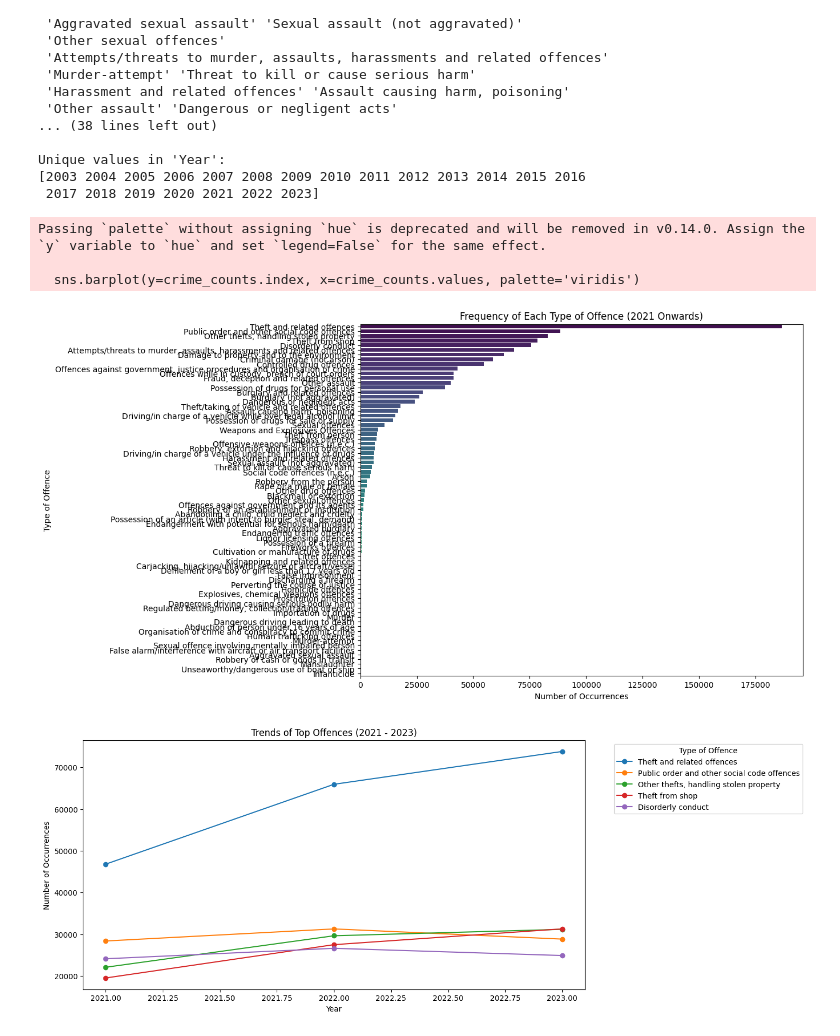
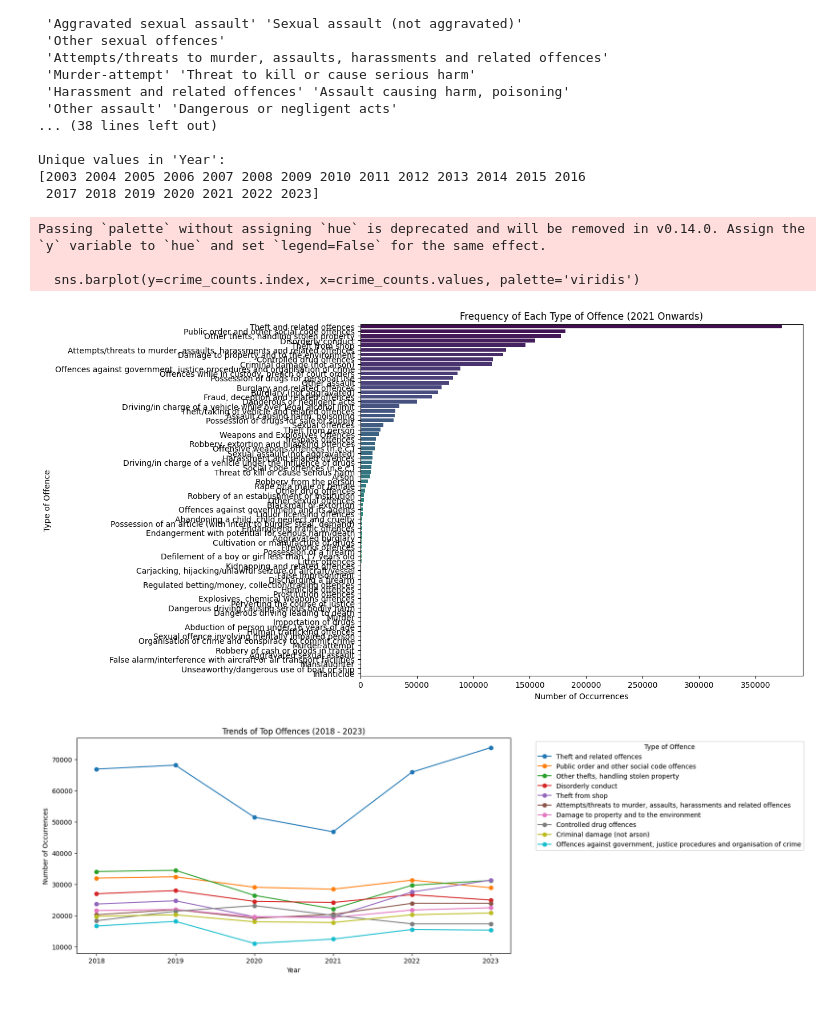
Before and after one commit to M-Strzelecki/CrimeData_Analysis_Projects, a Jupyter notebook: 1_Crime_Data_Analysis/Data_Analysis.ipynb, the cells around one changed output. Drawn from its saved outputs; the diff is of its cells as text; code cells hidden in the pictures; blank space fills up the shorter version.

Commit message:
Add updated functions for crime data analysis with filtering, chart type options, and annotations

```diff
--- a/1_Crime_Data_Analysis/Data_Analysis.ipynb
+++ b/1_Crime_Data_Analysis/Data_Analysis.ipynb
@@ -67,10 +67,10 @@ Unique values in 'Year':
 [2003 2004 2005 2006 2007 2008 2009 2010 2011 2012 2013 2014 2015 2016
  2017 2018 2019 2020 2021 2022 2023]
 # %%
-# Filter data for years 2021 onwards
-recent_crime_data = crime_data[crime_data['Year'] >= 2021]
+# Filter data for years X Year onwards
+recent_crime_data = crime_data[crime_data['Year'] >= 2018]
 
-# Sum occurrences of each crime type from 2021 onwards
+# Sum occurrences of each crime type from X Year onwards
 crime_counts = recent_crime_data.groupby('Type of Offence')['VALUE'].sum().sort_values(ascending=False)
 
 # Plot the data
@@ -84,18 +84,18 @@ plt.show()
 Passing `palette` without assigning `hue` is deprecated and will be removed in v0.14.0. Assign the `y` variable to `hue` and set `legend=False` for the same effect.
 
   sns.barplot(y=crime_counts.index, x=crime_counts.values, palette='viridis')
-[figure, old version]
+[figure, new version]
 # %%
 # Group by Year and Type of Offence, summing the 'VALUE' for each combination
 crime_trends = recent_crime_data.groupby(['Year', 'Type of Offence'])['VALUE'].sum().unstack(fill_value=0)
 
-# Plotting a subset of offences (top 5 most frequent offences)
-top_offences = crime_counts.head(5).index  # Adjust number of offences as needed
+# Plotting a subset of offences (top X most frequent offences)
+top_offences = crime_counts.head(10).index  # Adjust number of offences as needed
 crime_trends[top_offences].plot(kind='line', figsize=(12, 6), marker='o')
-plt.title('Trends of Top Offences (2021 - 2023)')
+plt.title('Trends of Top Offences (2018 - 2023)')
 plt.xlabel('Year')
 plt.ylabel('Number of Occurrences')
 plt.legend(title='Type of Offence', bbox_to_anchor=(1.05, 1), loc='upper left')
 plt.show()
 # %% [output]
-[figure, old version]
+[figure, new version]
```
Also changed, not shown: parts of 7 cells of this notebook.
